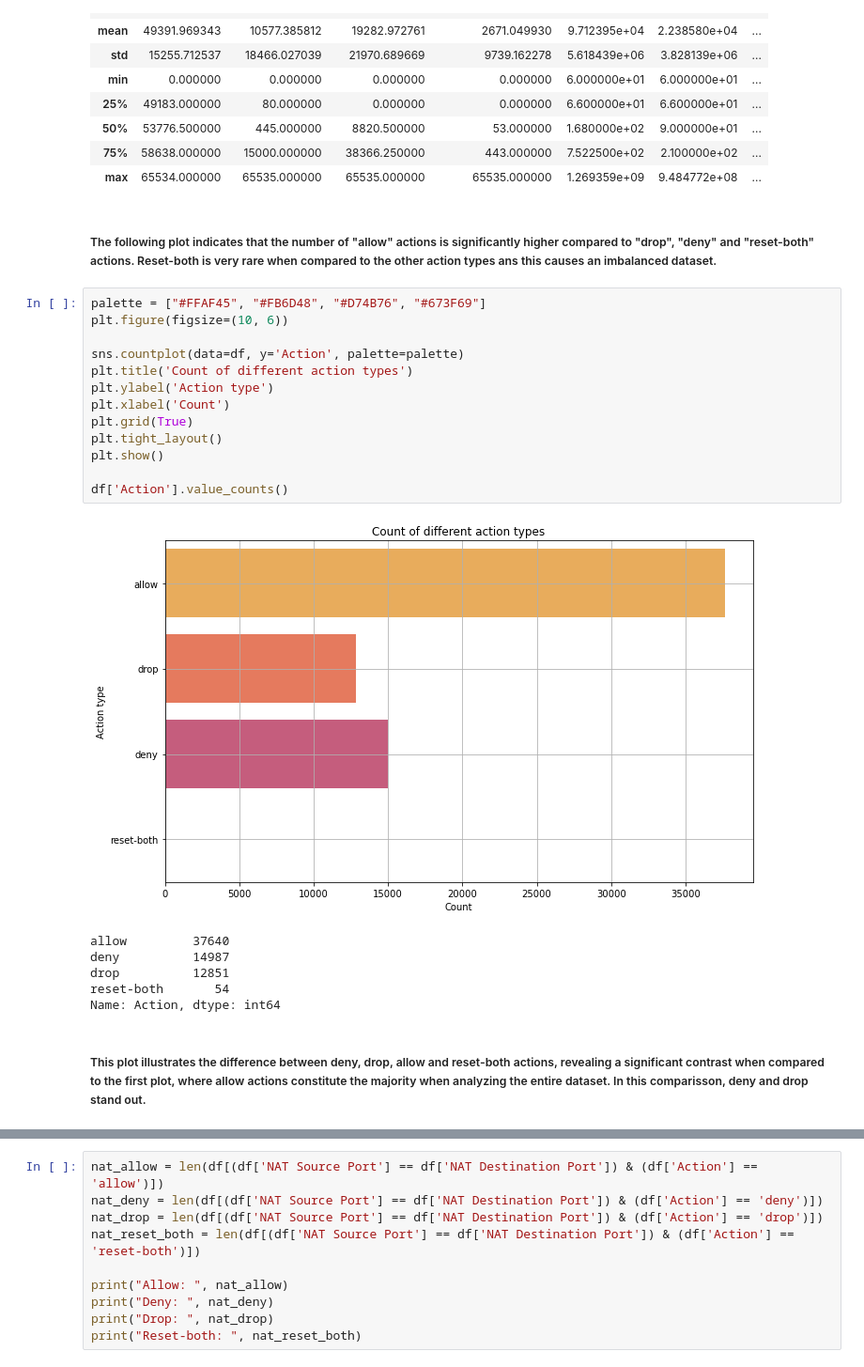
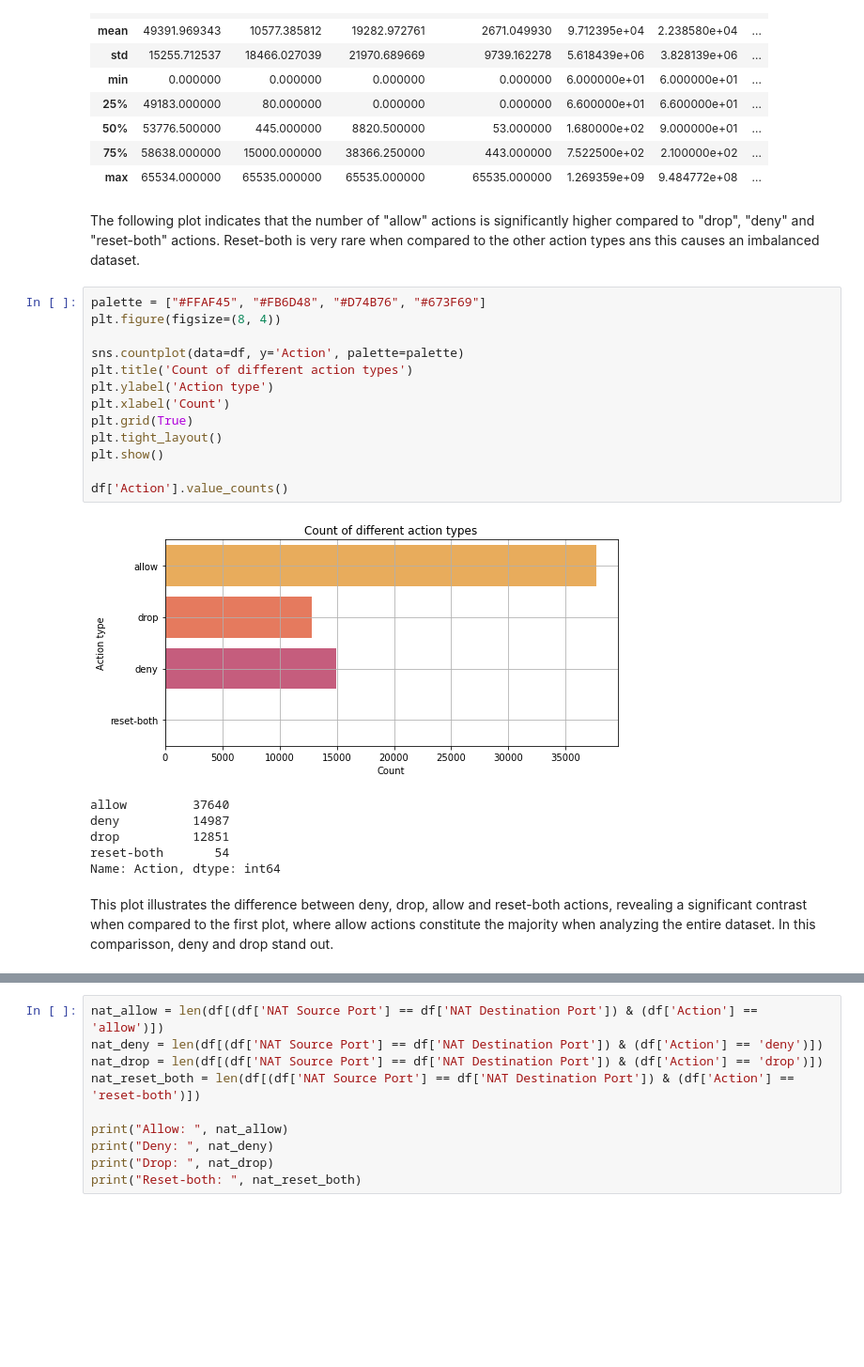
Before and after one commit to carolinedesat/ML_CA1, a Jupyter notebook: Caroline_ML_CA1.ipynb, the cells around one changed output, grey strips where cells are left out. Shown at 94% size. Saved outputs shown, nothing was run; the diff lists cells and outputs as text; blank space fills up the shorter version.

```diff
--- a/Caroline_ML_CA1.ipynb
+++ b/Caroline_ML_CA1.ipynb
@@ -119,29 +117,29 @@ df.describe()
 | 75% | 58638.000000 | 15000.000000 | 38366.250000 | 443.000000 | 7.522500e+02 | 2.100000e+02 | ... |
 | max | 65534.000000 | 65535.000000 | 65535.000000 | 65535.000000 | 1.269359e+09 | 9.484772e+08 | ... |
 # %% [markdown]
-##### The following plot indicates that the number of "allow" actions is significantly higher compared to "drop", "deny" and "reset-both" actions. Reset-both is very rare when compared to the other action types ans this causes an imbalanced dataset.
+The following plot indicates that the number of "allow" actions is significantly higher compared to "drop", "deny" and "reset-both" actions. Reset-both is very rare when compared to the other action types ans this causes an imbalanced dataset.
 # %%
 palette = ["#FFAF45", "#FB6D48", "#D74B76", "#673F69"]
-plt.figure(figsize=(10, 6))
+plt.figure(figsize=(8, 4))
 
 sns.countplot(data=df, y='Action', palette=palette)
 plt.title('Count of different action types')
 plt.ylabel('Action type')
 plt.xlabel('Count')
 plt.grid(True)
 plt.tight_layout()
 plt.show()
 
 df['Action'].value_counts()
 # %% [output]
-[figure, old version]
+[figure, new version]
 allow         37640
 deny          14987
 drop          12851
 reset-both       54
 Name: Action, dtype: int64
 # %% [markdown]
-##### This plot illustrates the difference between deny, drop, allow and reset-both actions, revealing a significant contrast when compared to the first plot, where allow actions constitute the majority when analyzing the entire dataset. In this comparisson, deny and drop stand out.
+This plot illustrates the difference between deny, drop, allow and reset-both actions, revealing a significant contrast when compared to the first plot, where allow actions constitute the majority when analyzing the entire dataset. In this comparisson, deny and drop stand out.
 # %%
 same_ports = df[df['NAT Source Port'] == df['NAT Destination Port']]
 unique_actions = same_ports['Action'].value_counts()
```
Also changed, not shown: parts of 46 cells of this notebook.
